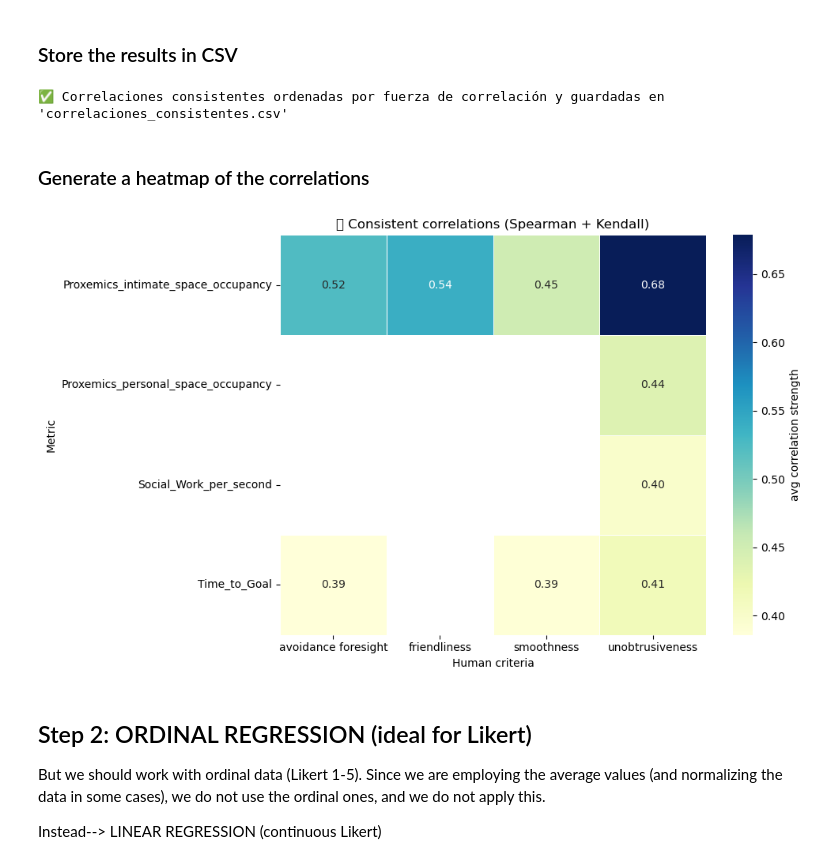
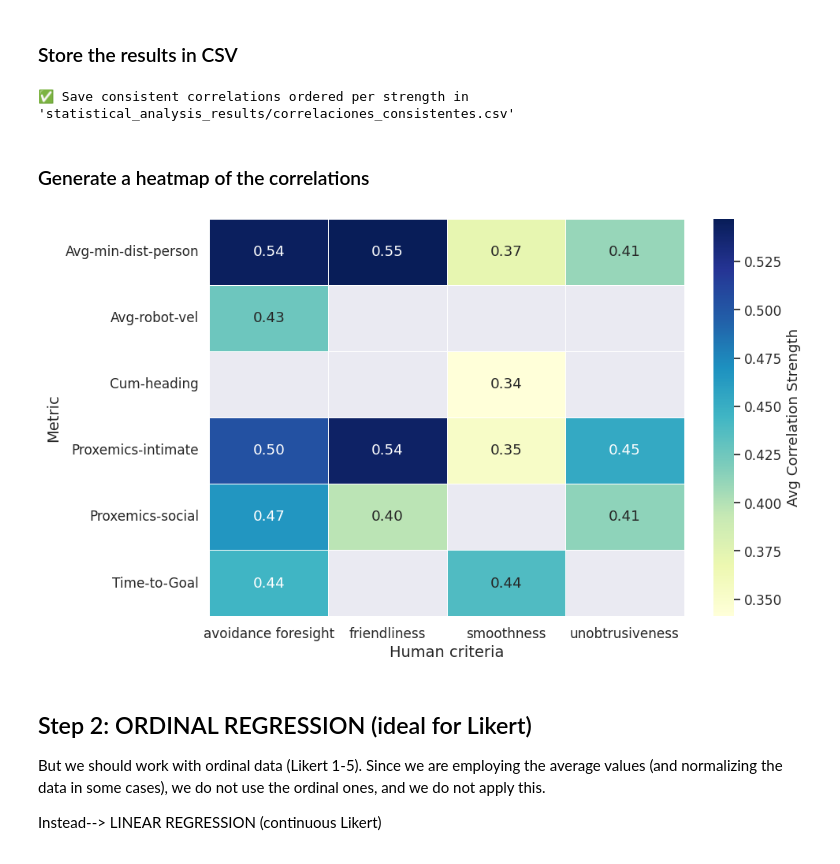
Before and after one commit to PIC4SeR/Social-Nav-Metrics-Matching, a Jupyter notebook: social_metrics_match/G2_statistical_analysis.ipynb, the cells around one changed output. Cells and saved outputs as stored; diff of their text form; code cells hidden in the pictures.

Commit message:
update stat analysis for paper

```diff
--- a/social_metrics_match/G2_statistical_analysis.ipynb
+++ b/social_metrics_match/G2_statistical_analysis.ipynb
@@ -158,7 +116,7 @@ from scipy import stats
 # Now, we compare each metric with the survey data for each of the 4 criteria
 # example dict_spearman = {'social_work': {'friendliness': {'rho': 0.5, 'p': 0.6}}}
 # example dict_kendall = {'social_work': {'friendliness': {'tau': 0.5, 'p': 0.6}}}
-metrics = ['Time_to_Goal', 'Path_length', 'Cumulative_heading_changes', 'Avg_robot_linear_speed', 'Social_Work', 'Social_Work_per_second', 'Avg_min_distance_to_closest_person', 'Proxemics_intimate_space_occupancy', 'Proxemics_personal_space_occupancy', 'Proxemics_social_space_occupancy', 'Proxemics_public_space_occupancy']
+metrics = ['Time-to-Goal', 'Path-Length', 'Cum-heading', 'Avg-robot-vel', 'Social-Work', 'Social-Work-sec', 'Avg-min-dist-person', 'Proxemics-intimate', 'Proxemics-personal', 'Proxemics-social', 'Proxemics-public']
 criterias = dict_lab_data['Passing']['Good']['qualitative'].keys()
 dict_spearman = {}
 dict_kendall = {}
@@ -184,5 +142,12 @@ print("Spearman correlation results:")
 for metric, criteria_dict in dict_spearman.items():
     for criteria, result in criteria_dict.items():
         print(f"{metric} - {criteria}: rho = {result['rho']}, p-value = {result['p']}")
+
+print("\n\n")
+
+print("Kendall correlation results:")
+for metric, criteria_dict in dict_kendall.items():
+    for criteria, result in criteria_dict.items():
+        print(f"{metric} - {criteria}: tau = {result['tau']}, p-value = {result['p']}")
 # %% [output]
 Spearman correlation results:
@@ -221,16 +186,16 @@ Kendall:
     * <= 0.1                -- none
 - p: if p < 0.05            -- correlation is statitically significant
 # %%
-# Umbrales para considerar correlación significativa y fuerte
-SPEARMAN_THRESH = 0.4  # fuerza
-KENDALL_THRESH = 0.3   # fuerza
-PVAL_THRESH = 0.05     # significancia
+# Thresholds to filter strong and significant correlations
+SPEARMAN_THRESH = 0.4  # strength
+KENDALL_THRESH = 0.25  # strength
+PVAL_THRESH = 0.065     # statistical significance
 
-# Resultados filtrados
+# Filter Results
 good_spearman = {}
 good_kendall = {}
 
-print("\n📊 Métricas candidatas según Spearman:")
+print("\n📊 Candidate Metrics Correlation according to Spearman:")
 for metric, criteria_dict in dict_spearman.items():
     for criteria, result in criteria_dict.items():
         rho, p = result['rho'], result['p']
@@ -238,7 +203,7 @@ for metric, criteria_dict in dict_spearman.items():
             print(f"✅ {metric} - {criteria}: rho = {rho:.3f}, p = {p:.3f}")
             good_spearman.setdefault(metric, {})[criteria] = {'rho': rho, 'p': p}
 
-print("\n📊 Métricas candidatas según Kendall:")
+print("\n📊 Candidate Metrics Correlation according to Kendall:")
 for metric, criteria_dict in dict_kendall.items():
     for criteria, result in criteria_dict.items():
         tau, p = result['tau'], result['p']
@@ -304,7 +275,7 @@ for metric in good_spearman:
 # We generate a CSV file with the results ordered by strength of correlation
 import pandas as pd
 
-# Paso 1: Convertir consistent_metrics en lista de filas
+# Step 1: Convertir consistent_metrics en lista de filas
 rows = []
 for metric, crit_dict in consistent_metrics.items():
     for criteria, vals in crit_dict.items():
@@ -319,43 +290,41 @@ for metric, crit_dict in consistent_metrics.items():
             'strength': strength
         })
 
-# Paso 2: Crear DataFrame y ordenar por fuerza de correlación
+# Step 2: Crear DataFrame y ordenar por fuerza de correlación
 df_corr = pd.DataFrame(rows)
 df_corr_sorted = df_corr.sort_values(by='strength', ascending=False)
 
-# Paso 3: Guardar en CSV
-df_corr_sorted.to_csv("correlaciones_consistentes.csv", index=False)
+# Step 3: Guardar en CSV
+df_corr_sorted.to_csv("statistical_analysis_results/correlaciones_consistentes.csv", index=False)
 
-print("\n✅ Correlaciones consistentes ordenadas por fuerza de correlación y guardadas en 'correlaciones_consistentes.csv'")
+print("\n✅ Save consistent correlations ordered per strength in 'statistical_analysis_results/correlaciones_consistentes.csv'")
 # %% [output]
-✅ Correlaciones consistentes ordenadas por fuerza de correlación y guardadas en 'correlaciones_consistentes.csv'
+✅ Save consistent correlations ordered per strength in 'statistical_analysis_results/correlaciones_consistentes.csv'
 # %% [markdown]
 ### Generate a heatmap of the correlations
 # %%
 # Generate a heatmap of the correlations
 import seaborn as sns
 import matplotlib.pyplot as plt
 
-# Pivot para formato tipo tabla (filas: métricas, columnas: criterios)
+# Pivot from sorted dataframe (rows: metrics, columns: criteria)
 heatmap_data = df_corr_sorted.pivot(index='metric', columns='criteria', values='strength')
 
-# Configurar el tamaño del gráfico
+# Plot heatmap
 plt.figure(figsize=(10, 6))
+sns.set(font_scale=1.1)
+sns.heatmap(heatmap_data, annot=True, fmt=".2f", cmap="YlGnBu", linewidths=0.5, cbar_kws={'label': 'Avg Correlation Strength'})
 
-# Crear el heatmap
-sns.heatmap(heatmap_data, annot=True, fmt=".2f", cmap="YlGnBu", linewidths=0.5, cbar_kws={'label': 'avg correlation strength'})
-
-plt.title("🔁 Consistent correlations (Spearman + Kendall)")
-plt.ylabel("Metric")
-plt.xlabel("Human criteria")
+# plt.title("Consistent correlations", fontsize=14)
+plt.ylabel("Metric", fontsize=14)
+plt.xlabel("Human criteria", fontsize=14)
 plt.tight_layout()
 
-# Guardar el heatmap como imagen PNG (puedes cambiar el nombre o formato)
-plt.savefig("heatmap_correlaciones.png", dpi=300)
-# Mostrar el heatmap
+# Save heatmap gifure
+plt.savefig("statistical_analysis_results/heatmap_correlaciones.png", dpi=300)
 plt.show()
 # %% [output]
-[figure, old version]
+[figure, new version]
 # %% [markdown]
 ## Step 2: ORDINAL REGRESSION (ideal for Likert)
 
```
Also changed, not shown: parts of 15 cells of this notebook, 1 other file.
